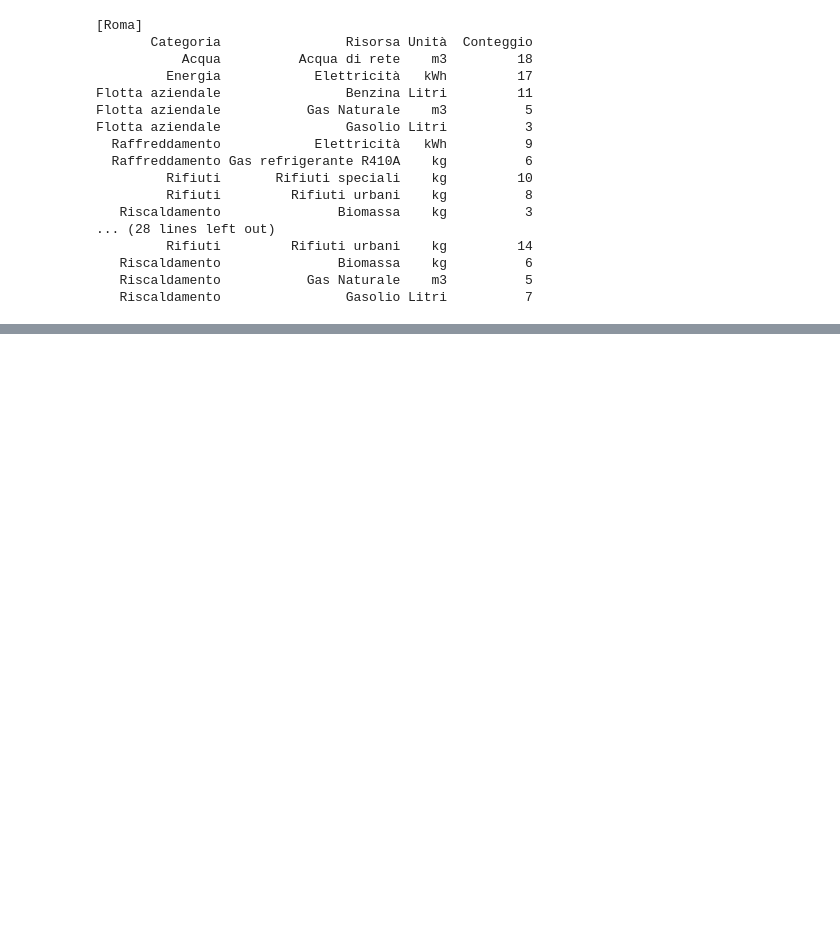
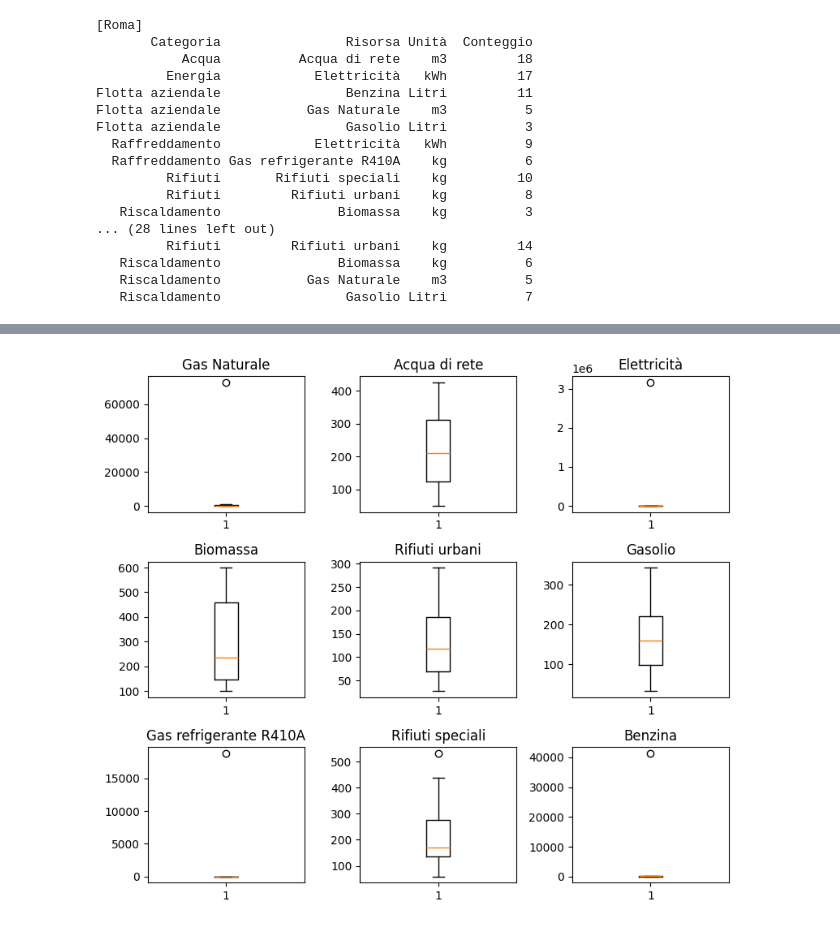
Before and after one commit to Aurora-dot27/ESG-Data-Automation-Validation, a Jupyter notebook: notebook.ipynb, the cells around one changed output, grey strips where cells are left out. Drawn from its saved outputs; the diff is of its cells as text; code cells hidden in the pictures; blank space fills up the shorter version.

```diff
--- a/notebook.ipynb
+++ b/notebook.ipynb
@@ -207,0 +282,7 @@ df
+# %%
+for df, nome in zip(lista_df, nomi):
+    df['Impianto'] = nome
+
+df = pd.concat([df_lione, df_milano, df_roma])
+df = df.reset_index(drop=True)
+df
@@ -207,0 +318,13 @@ df
+# %%
+fig, axes = plt.subplots(3, 3, figsize=(8, 7))
+axes = axes.flatten()
+
+for i, risorsa in enumerate(df['Risorsa'].unique()):
+    subset = df[df['Risorsa'] == risorsa]['Quantità']
+    axes[i].boxplot(subset)
+    axes[i].set_title(risorsa)
+
+plt.tight_layout()
+plt.show()
+# %% [output]
+[figure, added]
```
Also changed, not shown: parts of 27 cells of this notebook, 2 other files.
